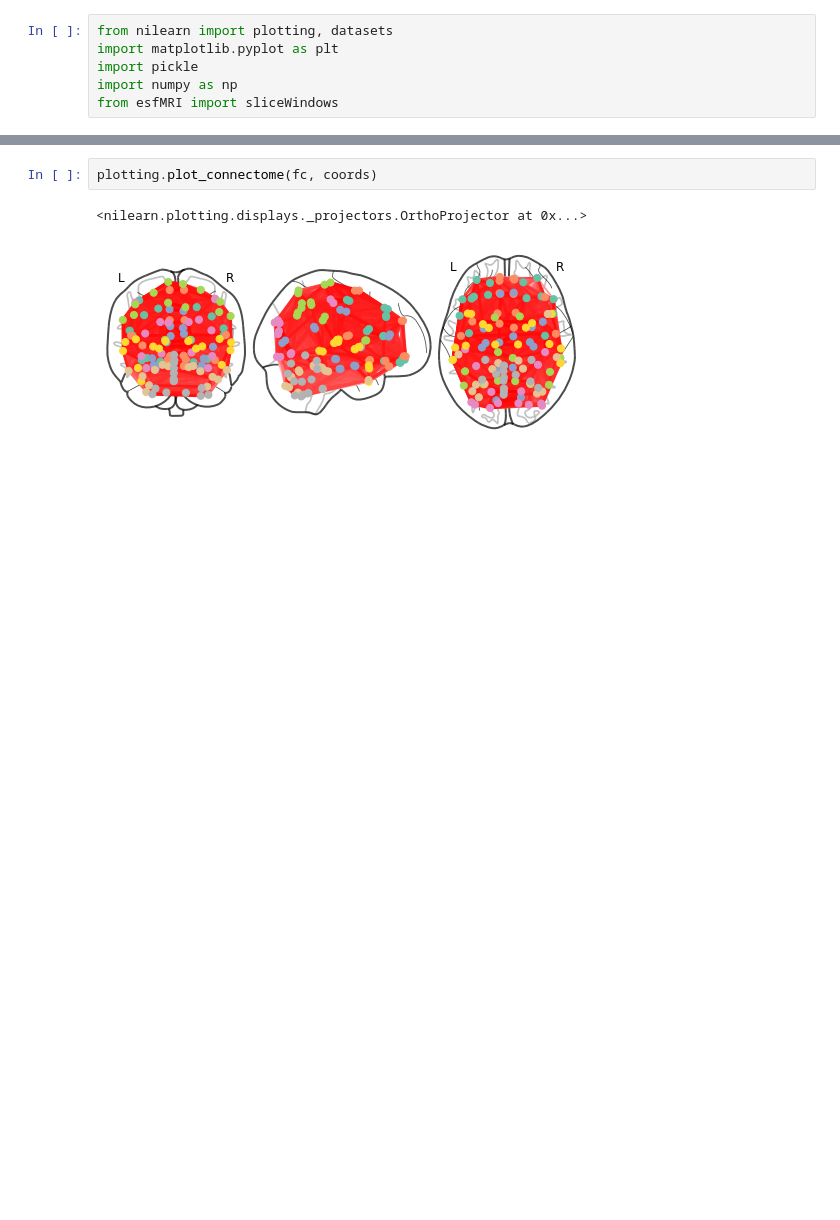
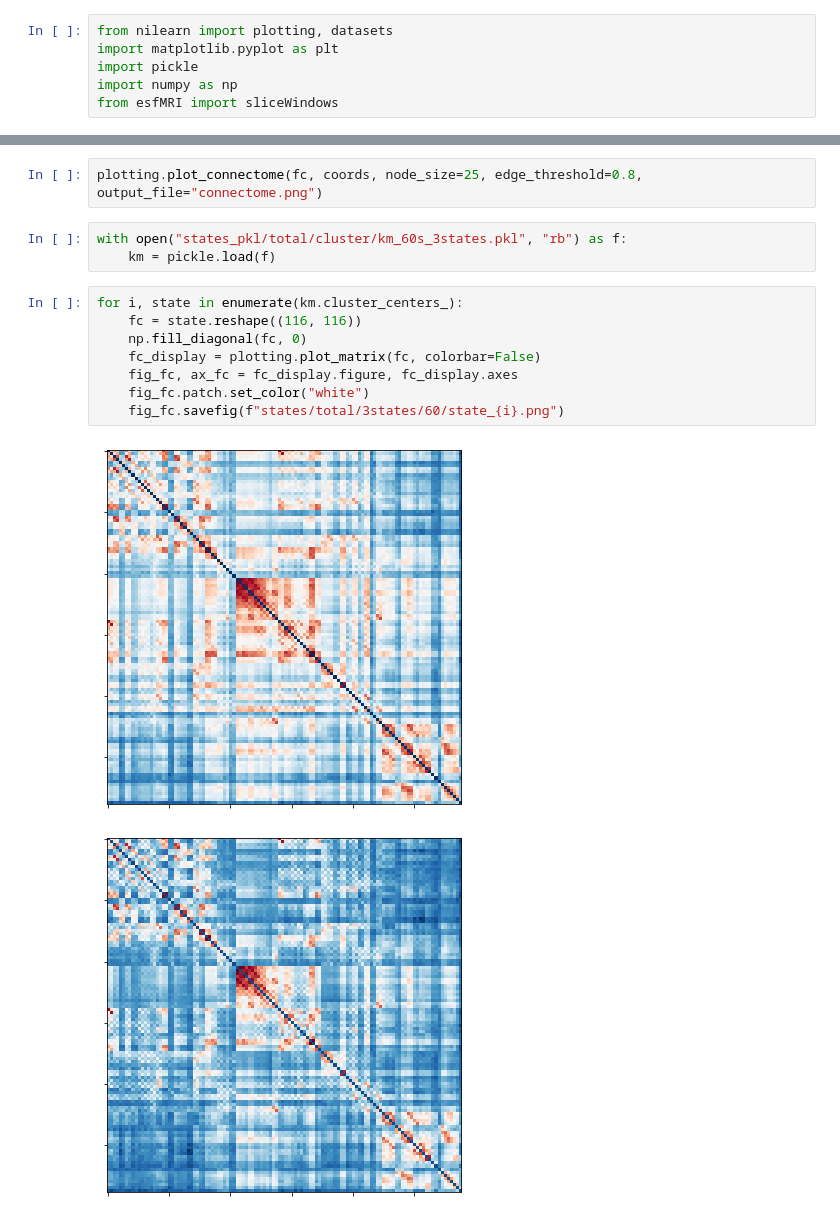
Before and after one commit to miracleXL/es-fmri, a Jupyter notebook: plot.ipynb, the cells around one changed output, grey strips where cells are left out. Saved outputs shown, nothing was run; the diff lists cells and outputs as text; blank space fills up the shorter version.

```diff
--- a/plot.ipynb
+++ b/plot.ipynb
@@ -23,5 +25,16 @@ fig_fc.patch.set_color("white")
 # %%
-plotting.plot_connectome(fc, coords)
+plotting.plot_connectome(fc, coords, node_size=25, edge_threshold=0.8, output_file="connectome.png")
-# %% [output]
-<nilearn.plotting.displays._projectors.OrthoProjector at 0x...>
-[figure, removed]
+# %%
+with open("states_pkl/total/cluster/km_60s_3states.pkl", "rb") as f:
+    km = pickle.load(f)
+# %%
+for i, state in enumerate(km.cluster_centers_):
+    fc = state.reshape((116, 116))
+    np.fill_diagonal(fc, 0)
+    fc_display = plotting.plot_matrix(fc, colorbar=False)
+    fig_fc, ax_fc = fc_display.figure, fc_display.axes
+    fig_fc.patch.set_color("white")
+    fig_fc.savefig(f"states/total/3states/60/state_{i}.png")
+# %% [output]
+[figure, added]
+[figure, added]
```
Also changed, not shown: parts of 5 cells of this notebook, 11 other files.
